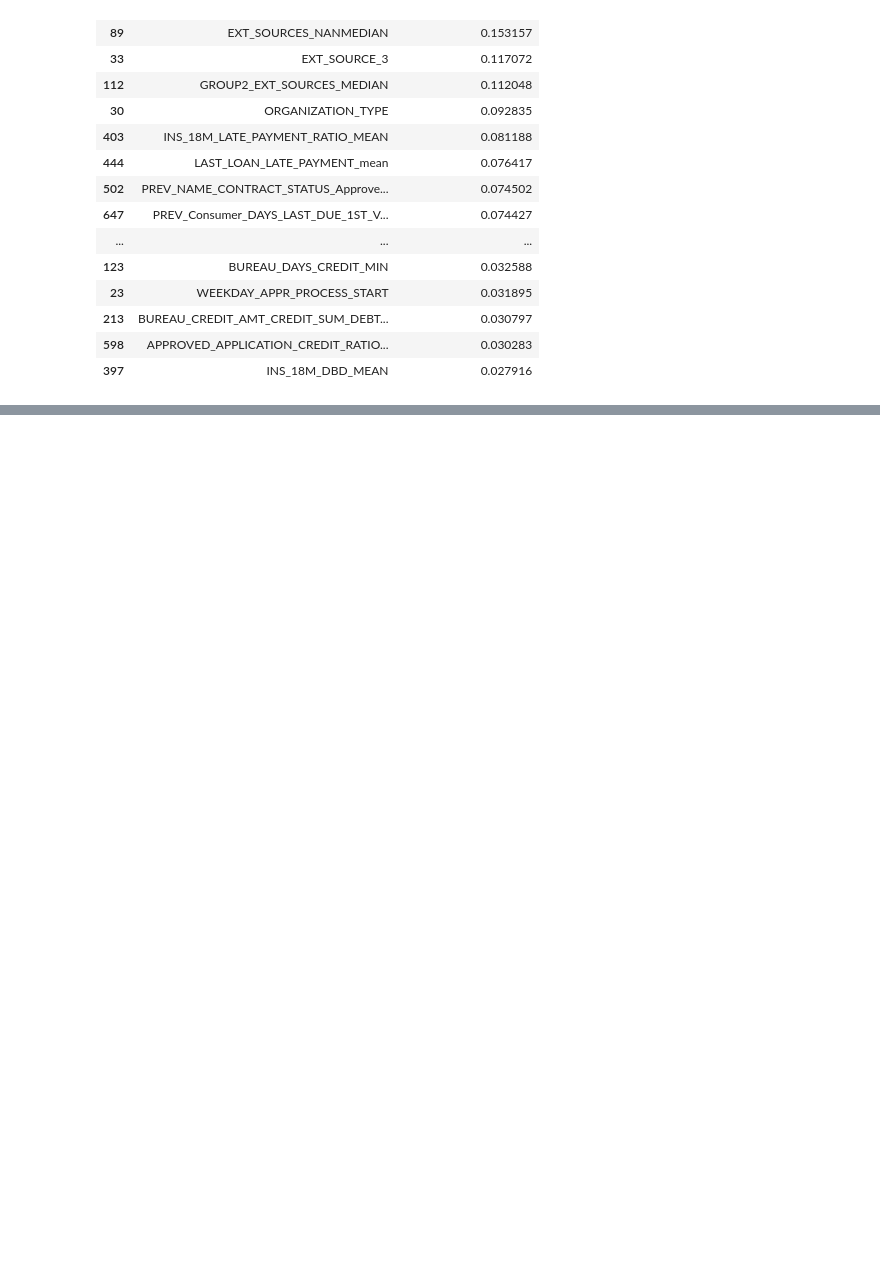
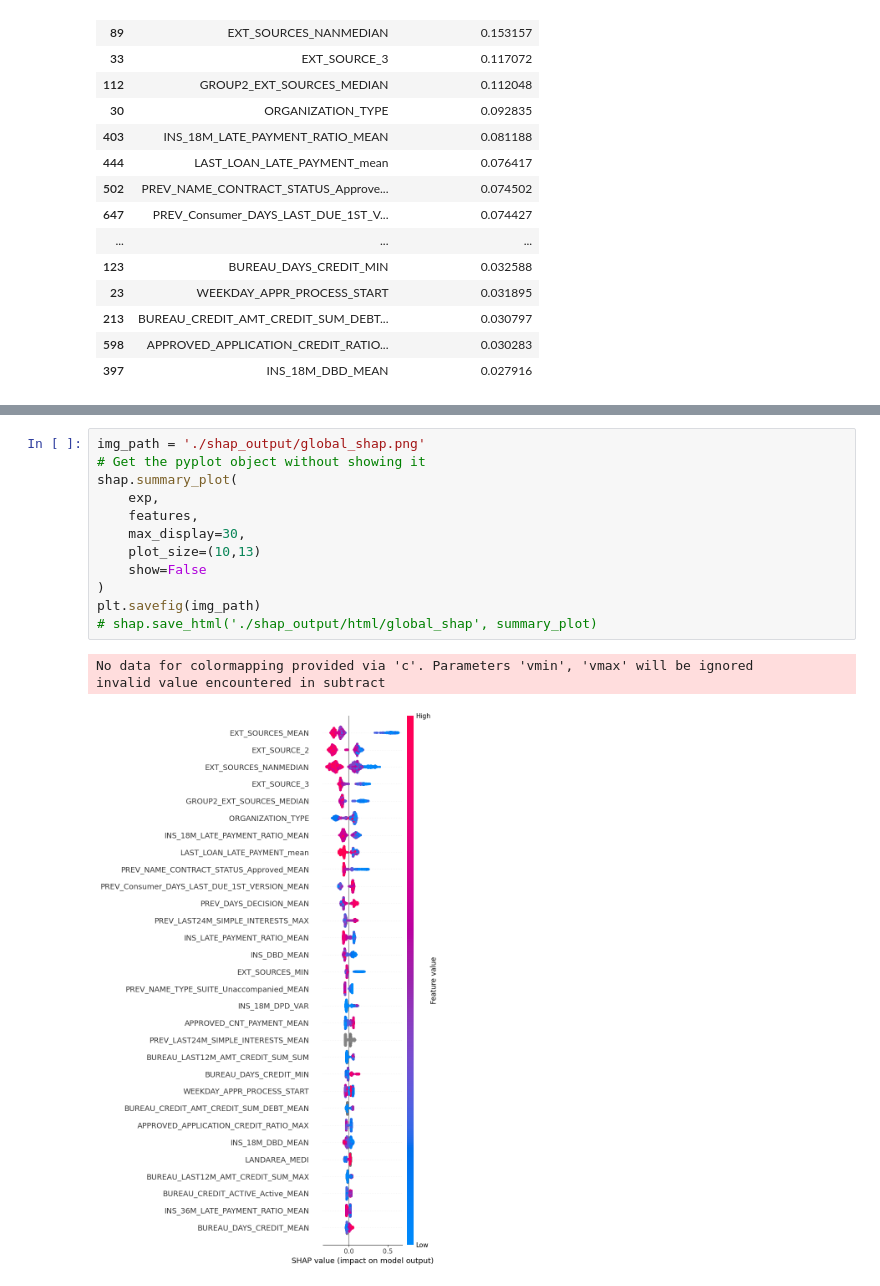
Before and after one commit to JulienfLeBoucher/OC_MLOps_credit_scoring, a Jupyter notebook: api/api_dev.ipynb, the cells around one changed output, grey strips where cells are left out. Cells and saved outputs as stored; diff of their text form; blank space fills up the shorter version.

```diff
--- a/api/api_dev.ipynb
+++ b/api/api_dev.ipynb
@@ -550,0 +587,16 @@ feature_importance.head(25)
+# %%
+img_path = './shap_output/global_shap.png'
+# Get the pyplot object without showing it
+shap.summary_plot(
+    exp,
+    features,
+    max_display=30,
+    plot_size=(10,13)
+    show=False
+)
+plt.savefig(img_path)
+# shap.save_html('./shap_output/html/global_shap', summary_plot)
+# %% [output]
+No data for colormapping provided via 'c'. Parameters 'vmin', 'vmax' will be ignored
+invalid value encountered in subtract
+[figure, added]
```
Also changed, not shown: parts of 8 cells of this notebook, 3 other files.
